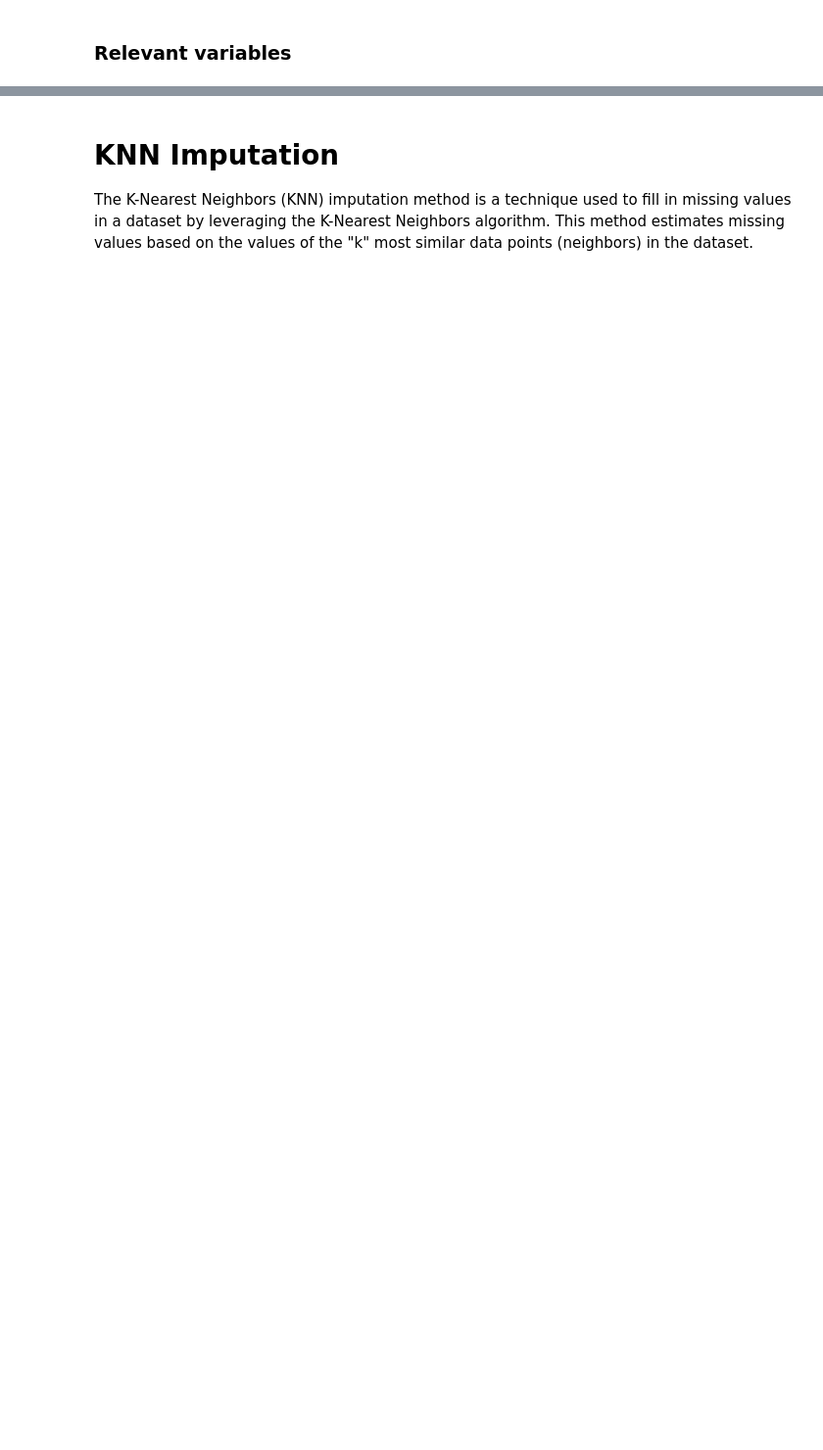
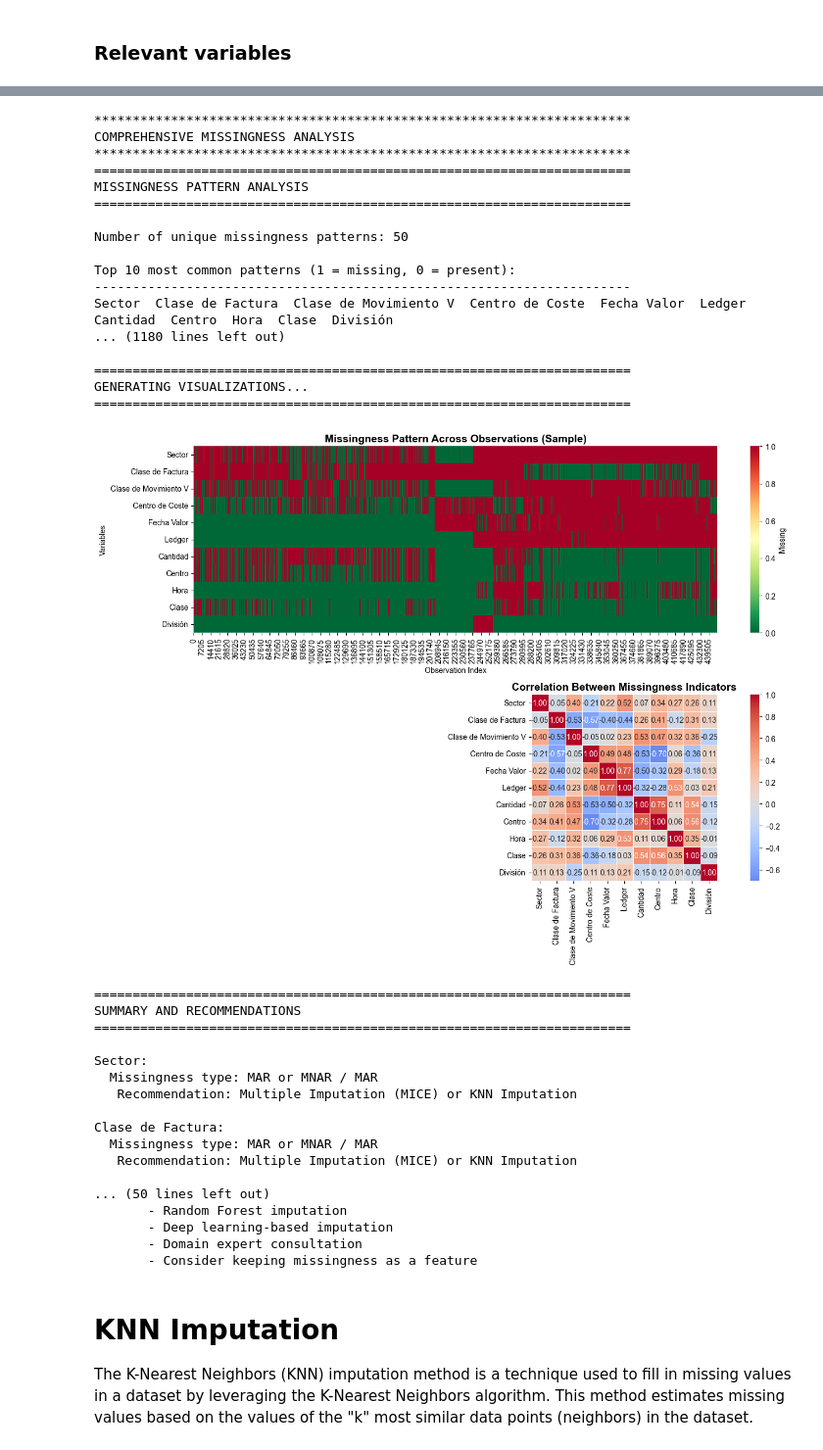
Before and after one commit to danielbenavides-git/PICE, a Jupyter notebook: Data Analysis - SW - S2.ipynb, the cells around one changed output, grey strips where cells are left out. Shown at 98% size. Cells and saved outputs as stored; diff of their text form; code cells hidden in the pictures; blank space fills up the shorter version.

Commit message:
modified:   Data Analysis - SW - S2.ipynb modified:   Missing_Data_Analysis.py

```diff
--- a/Data Analysis - SW - S2.ipynb
+++ b/Data Analysis - SW - S2.ipynb
@@ -102,8 +163,47 @@ variables_to_impute = [ "Sector", "Clase de Factura", "Clase de Movimiento V",
 The missing data analysis corresponds to the reuslts provided in the python file **Missing_Data_Analysis**
 # %%
 from Missing_Data_Analysis import comprehensive_missingness_analysis
+import warnings
+warnings.filterwarnings('ignore', category=RuntimeWarning,
+                       message='.*Precision loss occurred in moment calculation.*')
 
 results = comprehensive_missingness_analysis(db, variables_to_impute)
+# %% [output]
+**********************************************************************
+COMPREHENSIVE MISSINGNESS ANALYSIS
+**********************************************************************
+======================================================================
+MISSINGNESS PATTERN ANALYSIS
+======================================================================
+
+Number of unique missingness patterns: 50
+
+Top 10 most common patterns (1 = missing, 0 = present):
+----------------------------------------------------------------------
+Sector  Clase de Factura  Clase de Movimiento V  Centro de Coste  Fecha Valor  Ledger  Cantidad  Centro  Hora  Clase  División
+... (1180 lines left out)
+
+======================================================================
+GENERATING VISUALIZATIONS...
+======================================================================
+[figure, added]
+======================================================================
+SUMMARY AND RECOMMENDATIONS
+======================================================================
+
+Sector:
+  Missingness type: MAR or MNAR / MAR
+   Recommendation: Multiple Imputation (MICE) or KNN Imputation
+
+Clase de Factura:
+  Missingness type: MAR or MNAR / MAR
+   Recommendation: Multiple Imputation (MICE) or KNN Imputation
+
+... (50 lines left out)
+       - Random Forest imputation
+       - Deep learning-based imputation
+       - Domain expert consultation
+       - Consider keeping missingness as a feature
 # %% [markdown]
 # KNN Imputation
 The K-Nearest Neighbors (KNN) imputation method is a technique used to fill in missing values in a dataset by leveraging the K-Nearest Neighbors algorithm. This method estimates missing values based on the values of the "k" most similar data points (neighbors) in the dataset.
```
Also changed, not shown: parts of 10 cells of this notebook, 1 other file.
